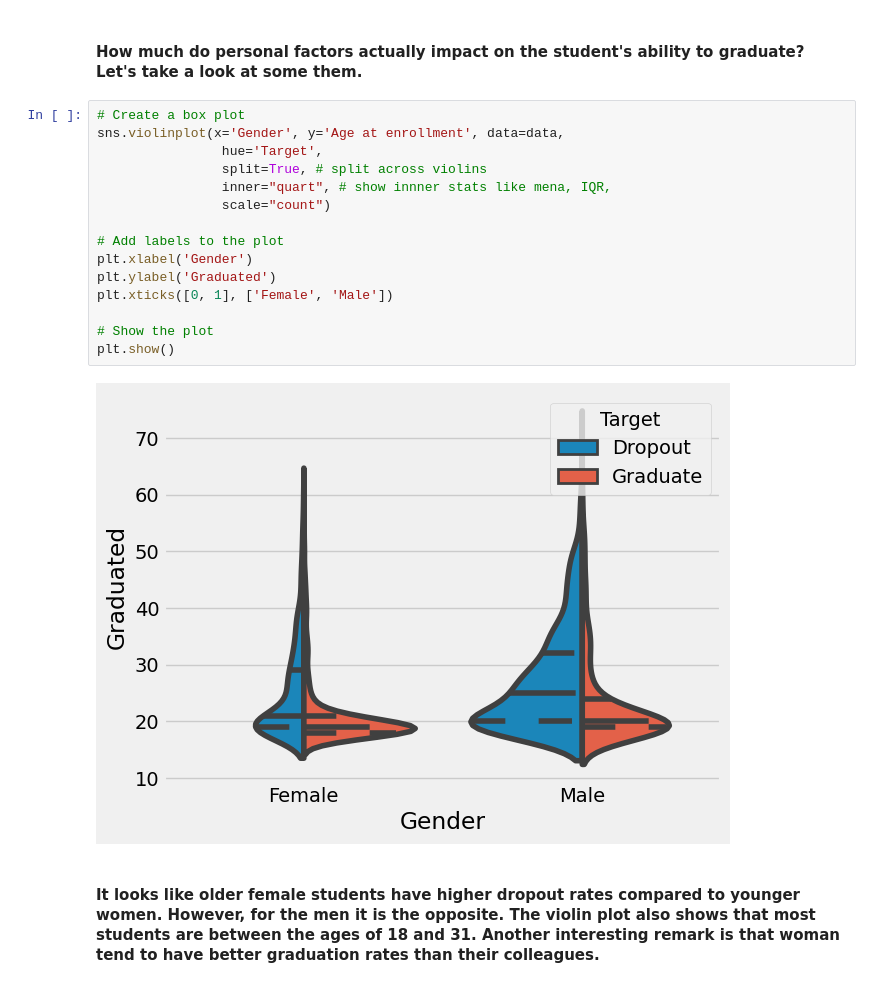
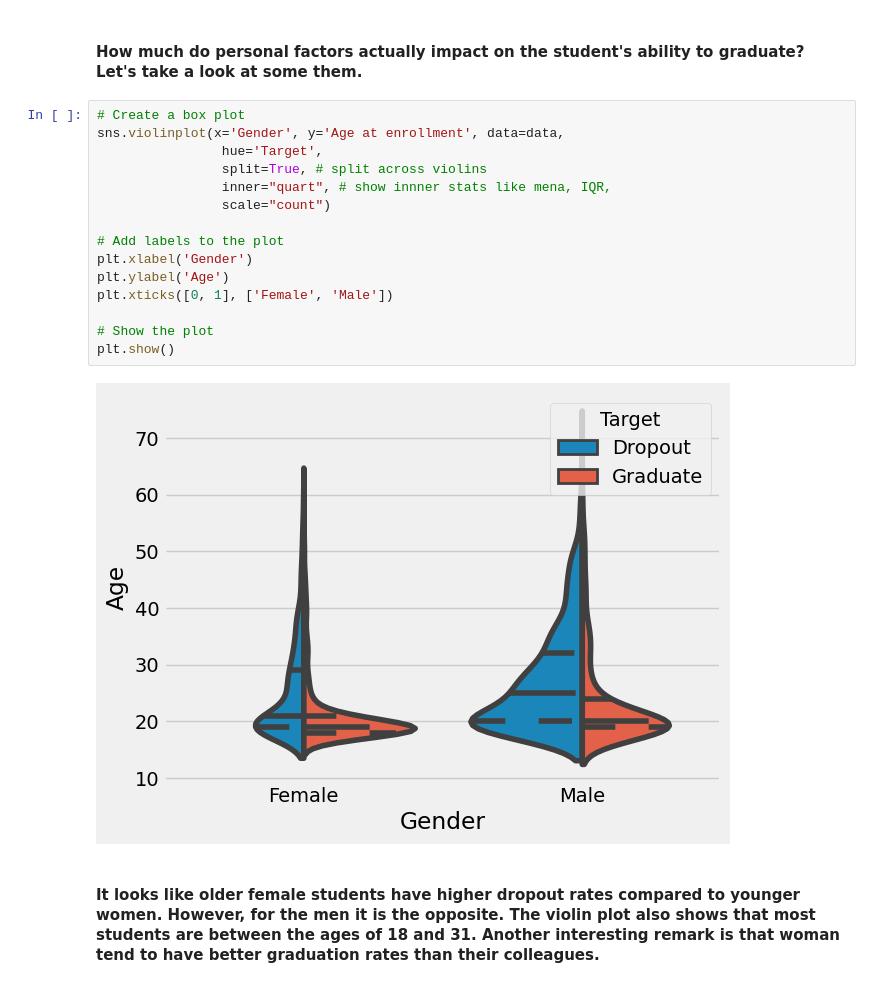
Before and after one commit to drodrigues01/Lab-One-Exploring-Table-Data, a Jupyter notebook: Lab One: Exploring Table Data.ipynb, the cells around one changed output. Cells and saved outputs as stored; diff of their text form.

```diff
--- a/Lab One: Exploring Table Data.ipynb
+++ b/Lab One: Exploring Table Data.ipynb
@@ -193,20 +193,20 @@ data = data.drop(columns=["International", 'Nacionality'])
 # %%
 # Create a box plot
 sns.violinplot(x='Gender', y='Age at enrollment', data=data,
                 hue='Target',
                 split=True, # split across violins
                 inner="quart", # show innner stats like mena, IQR,
                 scale="count")
 
 # Add labels to the plot
 plt.xlabel('Gender')
-plt.ylabel('Graduated')
+plt.ylabel('Age')
 plt.xticks([0, 1], ['Female', 'Male'])
 
 # Show the plot
 plt.show()
 # %% [output]
-[figure, old version]
+[figure, new version]
 # %% [markdown]
 #### It looks like older female students have higher dropout rates compared to younger women. However, for the men it is the opposite. The violin plot also shows that most students are between the ages of 18 and 31. Another interesting remark is that woman tend to have better graduation rates than their colleagues.
 # %% [markdown]
```
Also changed, not shown: parts of 10 cells of this notebook.
